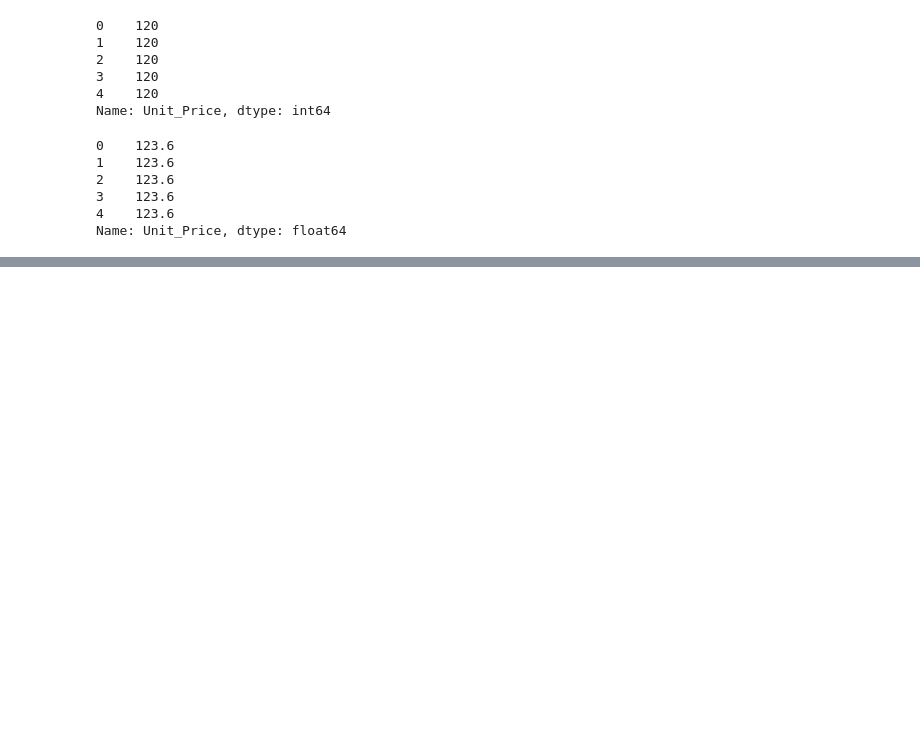
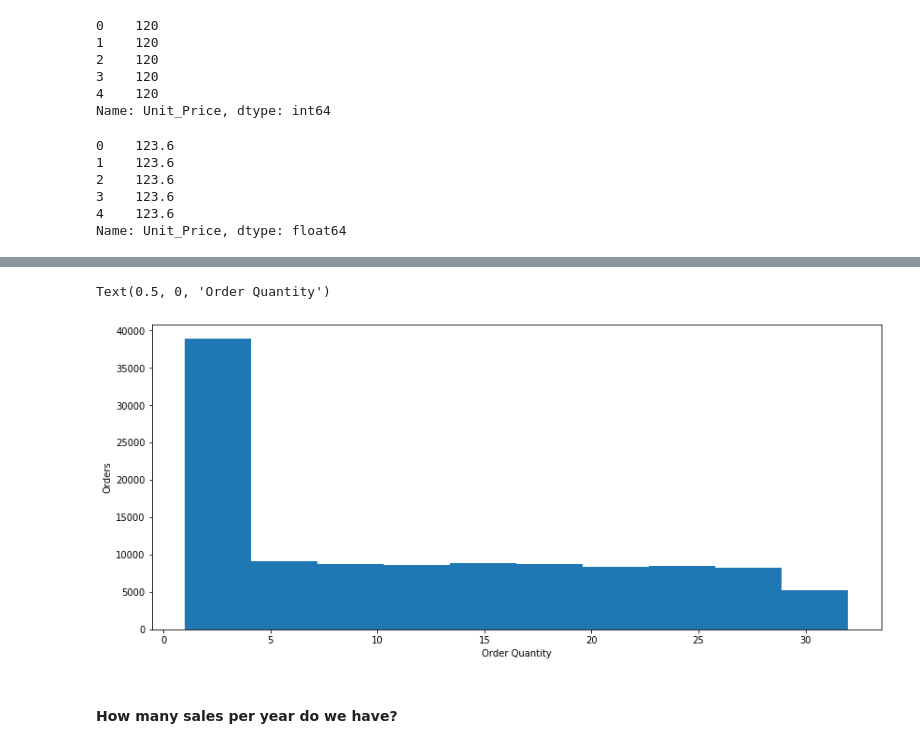
Before and after one commit to rebeccaceppas/data-analysis-course, a Jupyter notebook: Sections 1 and 2.ipynb, the cells around one changed output, grey strips where cells are left out. Cells and saved outputs as stored; diff of their text form; code cells hidden in the pictures; blank space fills up the shorter version.

```diff
--- a/Untitled.ipynb
+++ b/Sections 1 and 2.ipynb
@@ -286,0 +340,9 @@ Name: Unit_Price, dtype: float64
+# %%
+ax = sales['Order_Quantity'].plot(kind='hist', figsize=(14,6))
+ax.set_ylabel('Orders')
+ax.set_xlabel('Order Quantity')
+# %% [output]
+Text(0.5, 0, 'Order Quantity')
+[figure, added]
+# %% [markdown]
+#### How many sales per year do we have?
```
Also changed, not shown: parts of 12 cells of this notebook.
